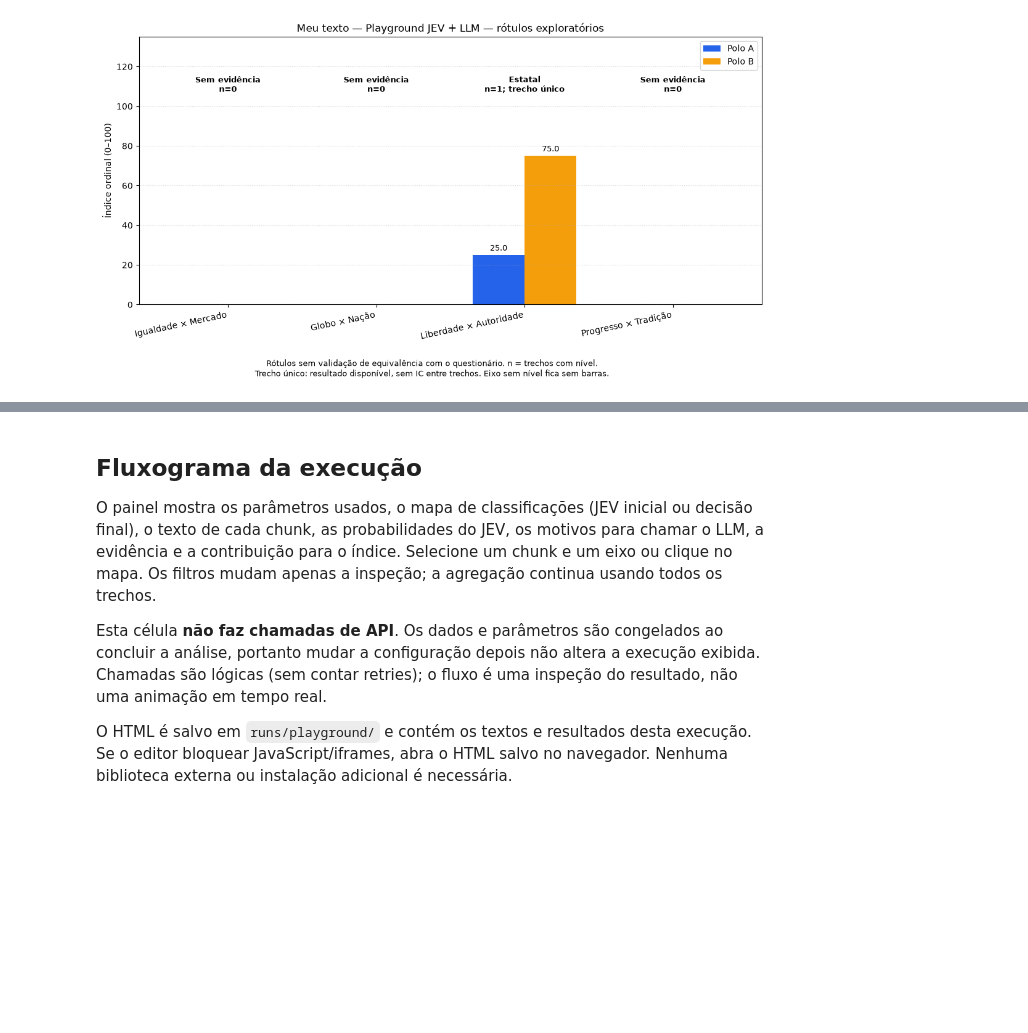
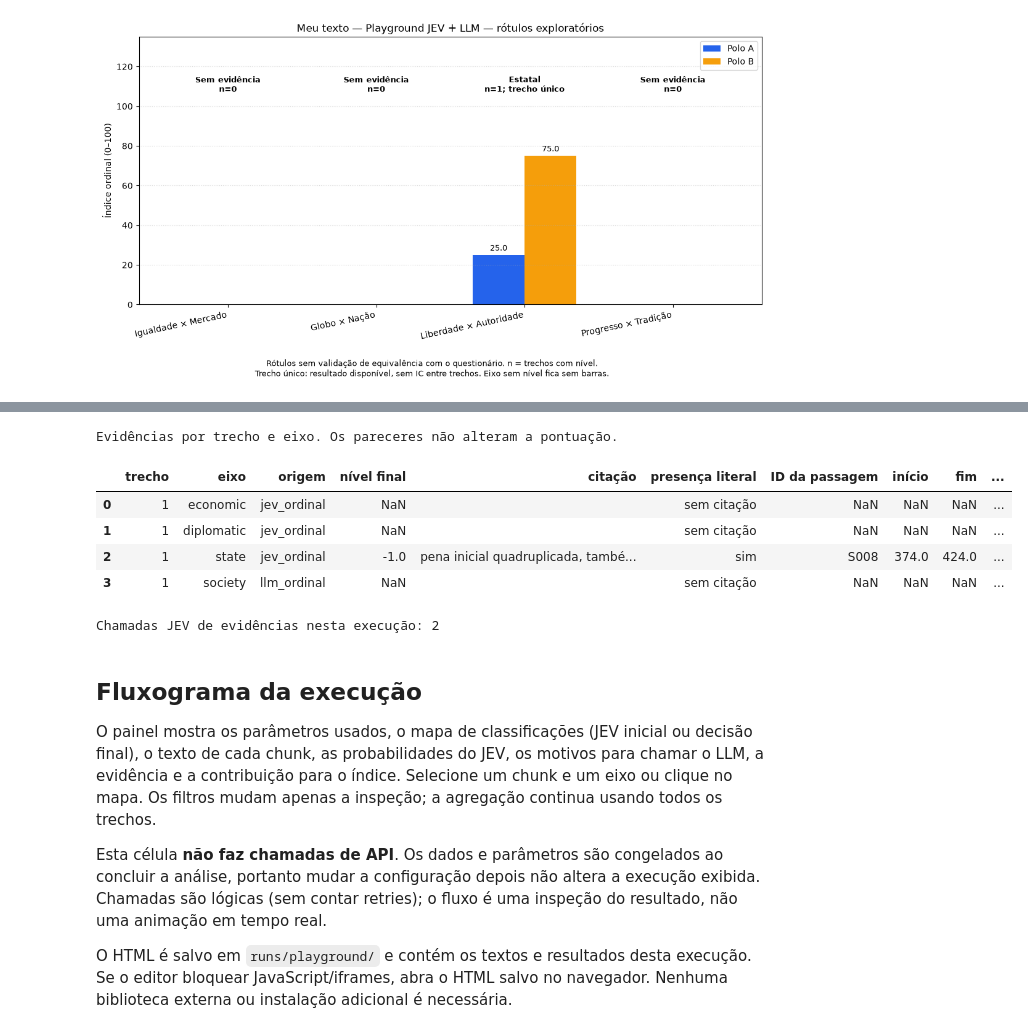
Before and after one commit to micaelol12/TCC, a Jupyter notebook: Pipeline - Passo a Passo.ipynb, the cells around one changed output, grey strips where cells are left out. Drawn from its saved outputs; the diff is of its cells as text; code cells hidden in the pictures; blank space fills up the shorter version.

```diff
--- a/Pipeline - Passo a Passo.ipynb
+++ b/Pipeline - Passo a Passo.ipynb
@@ -3162,9 +3162,6 @@ CONFIG_PIPELINE_PLAYGROUND = {
     "tentativas_llm": TENTATIVAS,
     "cascata": {
         **CONFIG_JEV_LLM_2_POLOS,
-        "semantic_evidence_check": False,  # True: verificar citação no contexto.
-        "jev_evidence_search": False,       # True: recuperar passagem original por ID.
-        "evidence_existence_min": 0.70,
         "semantic_evidence_check": True,
         "jev_evidence_search": True,
         "evidence_existence_min": 0.70,
@@ -3332,3 +3339,62 @@ Resultado: Meu texto
+# %%
+# Consulta local dos registros existentes; nenhuma chamada aos provedores.
+def tabela_evidencias_playground(registros):
+    status_busca = {
+        "found": "passagem encontrada", "not_selected": "nenhuma passagem selecionada",
+        "not_literal": "citação literal inválida", "failed": "falha na consulta",
+        "invalid": "resposta inválida",
+    }
+    status_semantico = {
+        "sustenta": "sustenta", "contradiz": "contradiz", "insuficiente": "insuficiente",
+        "uncertain": "parecer empatado", "not_literal": "citação literal inválida",
+        "failed": "falha na consulta", "invalid": "resposta inválida",
+    }
+    colunas = ["trecho", "eixo", "origem", "nível final", "citação", "presença literal",
+               "ID da passagem", "início", "fim", "p_existe", "busca",
+               "parecer semântico", "confiança semântica", "modelo verificador"]
+    linhas = []
+    for i, registro in enumerate(registros, start=1):
+        for eixo, decisao in registro["eixos"].items():
+            auditorias = decisao.get("evidence_audit", [])
+            busca = next((a for a in reversed(auditorias) if a["kind"] == "search"), {})
+            semantica = next((a for a in reversed(auditorias) if a["kind"] == "semantic"), {})
+            citacao = decisao.get("evidencia") or busca.get("quote") or semantica.get("quote") or ""
+            literal = _score_evidencia_confere(registro["texto"], citacao) if citacao else None
+            linhas.append({
+                "trecho": i, "eixo": eixo, "origem": decisao.get("metodo"),
+                "nível final": decisao.get("nivel"), "citação": citacao,
+                "presença literal": "sim" if literal is True else "não" if literal is False else "sem citação",
+                "ID da passagem": busca.get("sentence_id"), "início": busca.get("start"),
+                "fim": busca.get("end"), "p_existe": busca.get("existence_probability"),
+                "busca": status_busca.get(busca.get("status"), busca.get("status", "não executada")),
+                "parecer semântico": status_semantico.get(semantica.get("status"), semantica.get("status", "não executada")),
+                "confiança semântica": semantica.get("confidence"),
+                "modelo verificador": semantica.get("model") or busca.get("model"),
+            })
+    return pd.DataFrame(linhas, columns=colunas)
+
+
+if "registros_playground" not in globals():
+    print("Execute a análise do playground para gerar os registros de evidências.")
+else:
+    evidencias_playground = tabela_evidencias_playground(registros_playground)
+    print("Evidências por trecho e eixo. Os pareceres não alteram a pontuação.")
+    if evidencias_playground.empty:
+        print("Não há decisões registradas nesta execução.")
+    else:
+        with pd.option_context("display.max_colwidth", None, "display.max_columns", None,
+                               "display.max_rows", None):
+            display(evidencias_playground)
+    print("Chamadas JEV de evidências nesta execução:",
+          sum(r.get("chamadas_jev_evidencias", 0) for r in registros_playground))
+# %% [output]
+Evidências por trecho e eixo. Os pareceres não alteram a pontuação.
+|  | trecho | eixo | origem | nível final | citação | presença literal | ID da passagem | início | fim | ... |
+| 0 | 1 | economic | jev_ordinal | NaN |  | sem citação | NaN | NaN | NaN | ... |
+| 1 | 1 | diplomatic | jev_ordinal | NaN |  | sem citação | NaN | NaN | NaN | ... |
+| 2 | 1 | state | jev_ordinal | -1.0 | pena inicial quadruplicada, també... | sim | S008 | 374.0 | 424.0 | ... |
+| 3 | 1 | society | llm_ordinal | NaN |  | sem citação | NaN | NaN | NaN | ... |
+Chamadas JEV de evidências nesta execução: 2
 # %% [markdown]
 ## Fluxograma da execução
 
```
Also changed, not shown: parts of 2 cells of this notebook, 1 other file.
